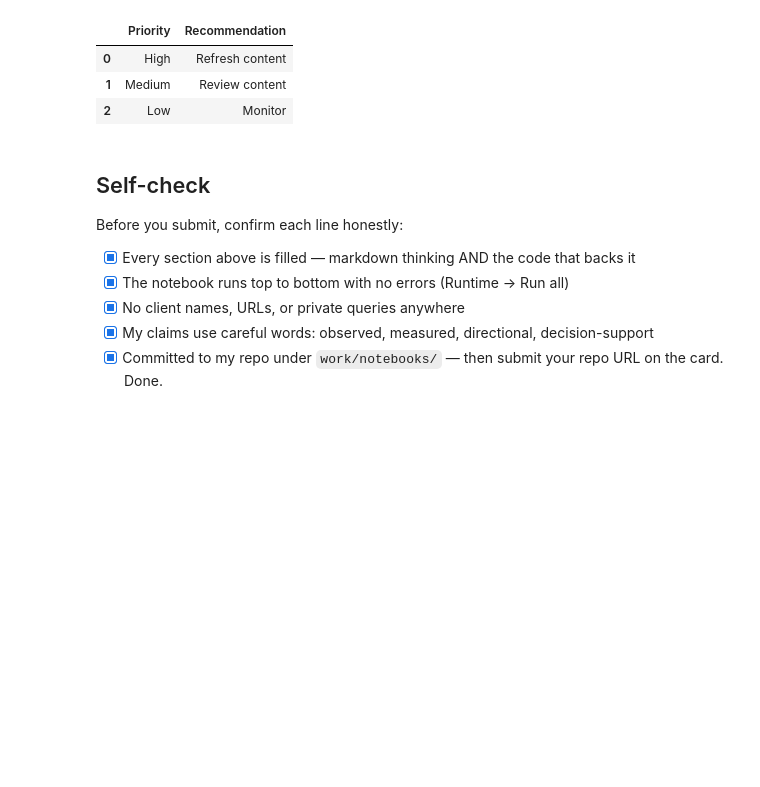
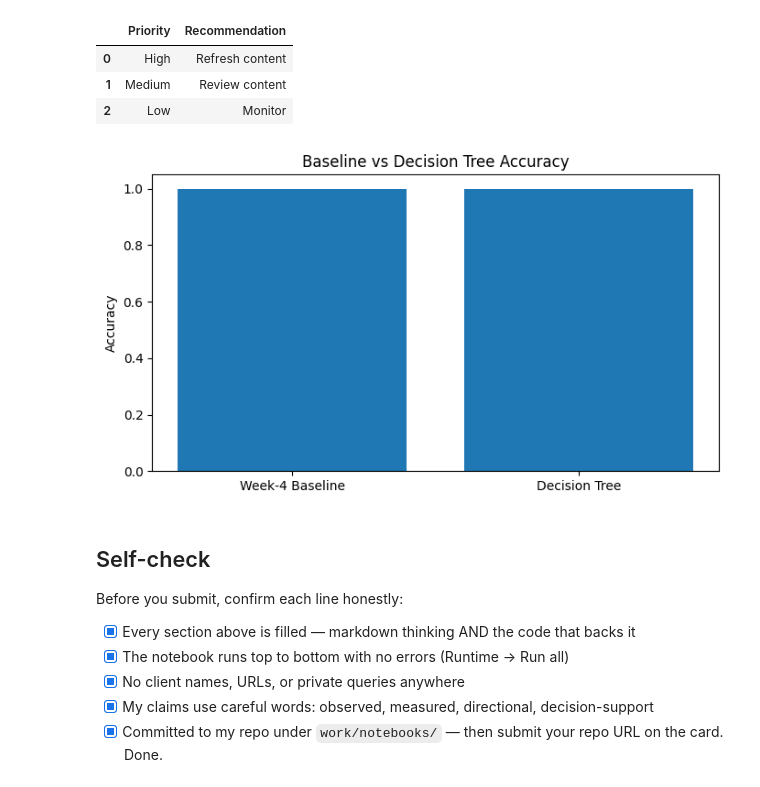
Before and after one commit to a-demesa/flyrank-ml, a Jupyter notebook: work/notebooks/capstone.ipynb, the cells around one changed output. Cells and saved outputs as stored; diff of their text form; code cells hidden in the pictures; blank space fills up the shorter version.

```diff
--- a/work/notebooks/capstone.ipynb
+++ b/work/notebooks/capstone.ipynb
@@ -177,6 +177,28 @@ queue
 | 0 | High | Refresh content |
 | 1 | Medium | Review content |
 | 2 | Low | Monitor |
+# %%
+import matplotlib.pyplot as plt
+
+methods = ["Week-4 Baseline", "Decision Tree"]
+accuracy = [1.00, 1.00]
+
+plt.figure(figsize=(7, 4))
+plt.bar(methods, accuracy)
+plt.ylim(0, 1.05)
+plt.ylabel("Accuracy")
+plt.title("Baseline vs Decision Tree Accuracy")
+plt.tight_layout()
+
+plt.savefig(
+    "baseline_vs_model_accuracy.png",
+    dpi=150,
+    bbox_inches="tight"
+)
+
+plt.show()
+# %% [output]
+[figure, added]
 # %% [markdown]
 ## Self-check
 
```
